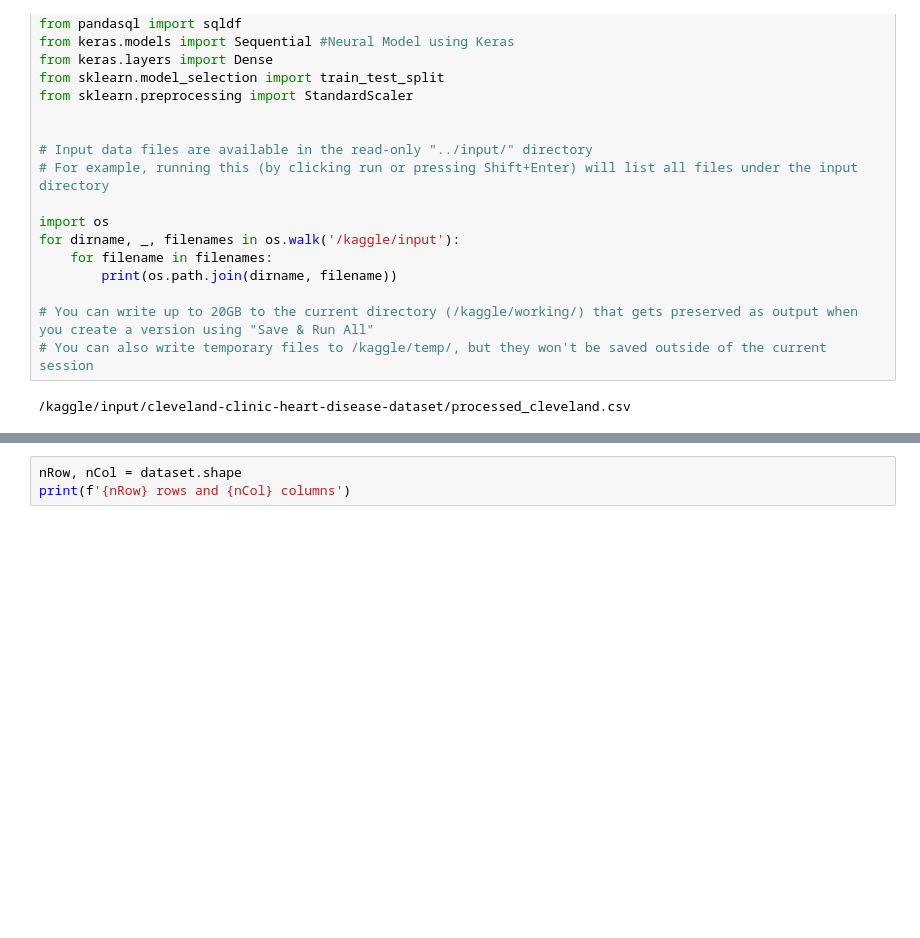
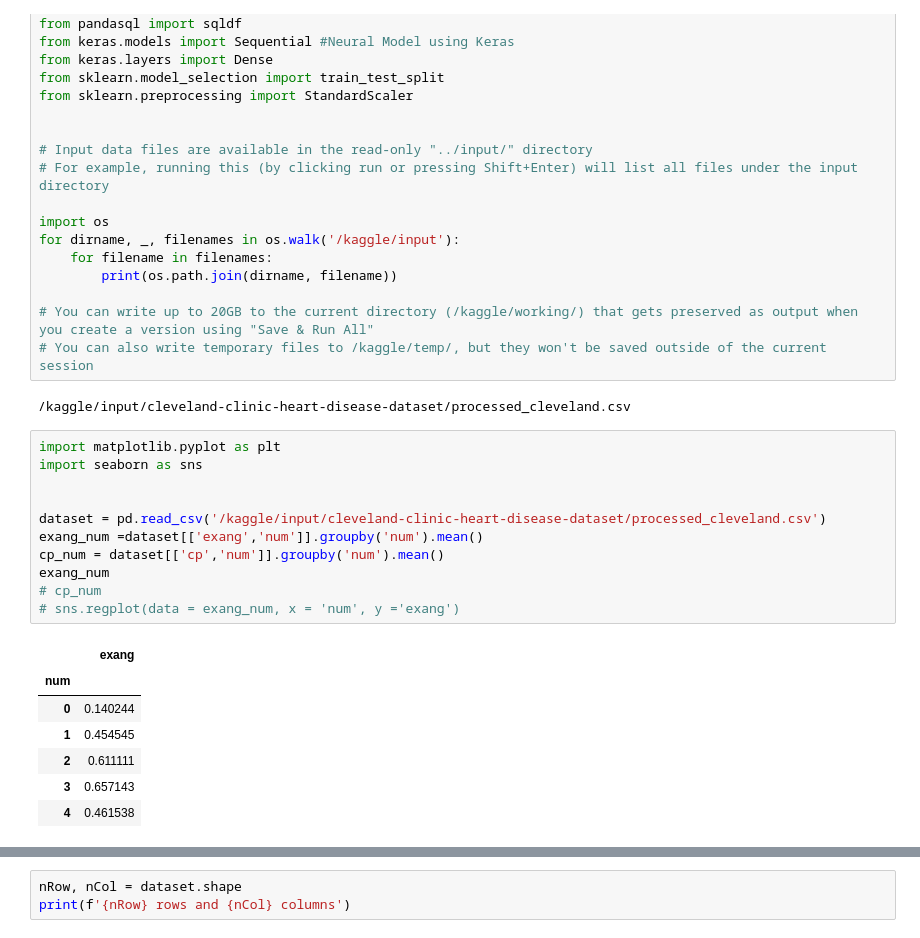
Before and after one commit to gendeh/Illinois-Data-Science---Heart-Disease-Classification, a Jupyter notebook: heart-disease-data-dive.ipynb, the cells around one changed output, grey strips where cells are left out. Saved outputs shown, nothing was run; the diff lists cells and outputs as text; blank space fills up the shorter version.

Commit message:
Kaggle Notebook | Heart Disease Data Dive | Version 12

```diff
--- a/heart-disease-data-dive.ipynb
+++ b/heart-disease-data-dive.ipynb
@@ -34,3 +34,22 @@ for dirname, _, filenames in os.walk('/kaggle/input'):
 # You can also write temporary files to /kaggle/temp/, but they won't be saved outside of the current session
 # %% [output]
 /kaggle/input/cleveland-clinic-heart-disease-dataset/processed_cleveland.csv
+# %%
+import matplotlib.pyplot as plt
+import seaborn as sns
+
+
+dataset = pd.read_csv('/kaggle/input/cleveland-clinic-heart-disease-dataset/processed_cleveland.csv')
+exang_num =dataset[['exang','num']].groupby('num').mean()
+cp_num = dataset[['cp','num']].groupby('num').mean()
+exang_num
+# cp_num
+# sns.regplot(data = exang_num, x = 'num', y ='exang')
+# %% [output]
+|  | exang |
+| num |  |
+| 0 | 0.140244 |
+| 1 | 0.454545 |
+| 2 | 0.611111 |
+| 3 | 0.657143 |
+| 4 | 0.461538 |
```
Also changed, not shown: parts of 5 cells of this notebook.
